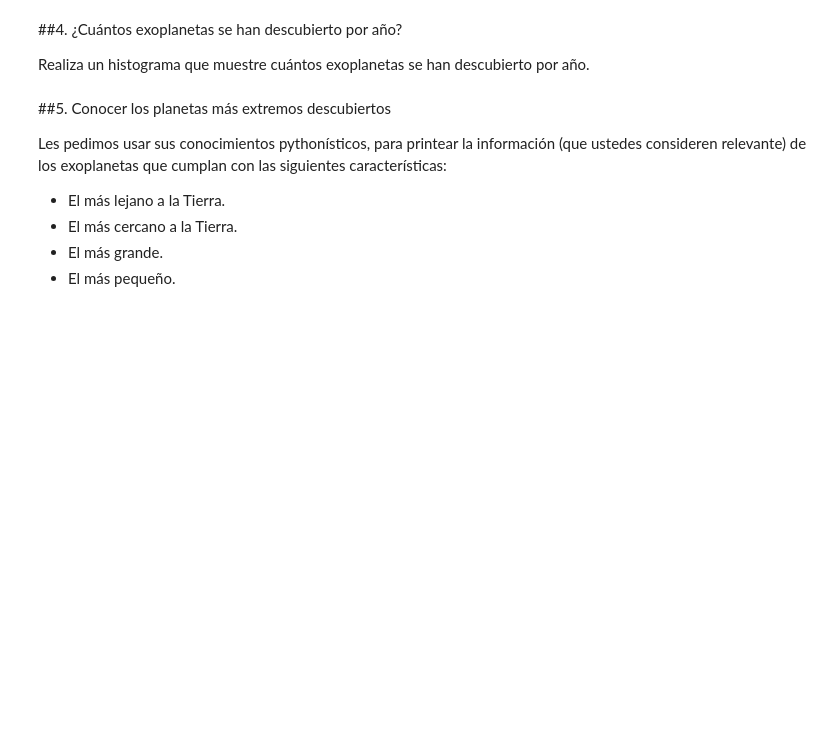
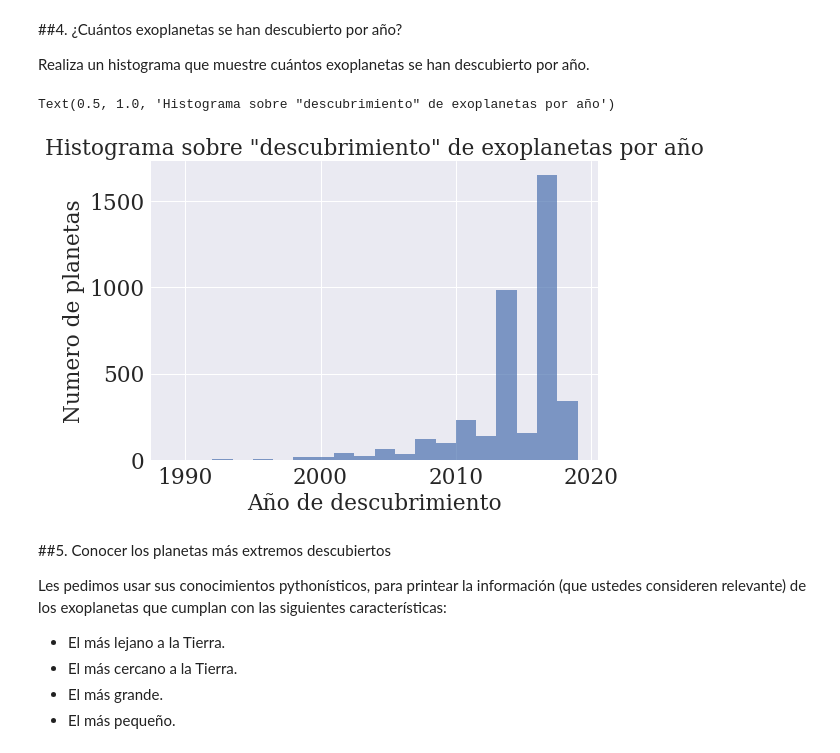
Before and after one commit to JoseJD7/minitarea3, a Jupyter notebook: minitarea3.ipynb, the cells around one changed output. Drawn from its saved outputs; the diff is of its cells as text; code cells hidden in the pictures; blank space fills up the shorter version.

```diff
--- a/minitarea3.ipynb
+++ b/minitarea3.ipynb
@@ -240,6 +242,6 @@ En esta sección se pide graficar ***de forma clara***, todos los exoplanetas en
 # Importamos Pandas y cargamos el archivo planets.csv
 import pandas as pd
 
-archivo = download_file('https://raw.githubusercontent.com/piacortes/astroclases/master/planets.csv?token=AXWBlnRlbOADXAfY-qtBxFJQ3SugzCucks5cpBbnwA%3D%3D')
+archivo = download_file('https://github.com/astrodatos/Clase3/raw/master/planets.csv')
 planetas = pd.read_csv(archivo, comment="#")
 # %% [output]
@@ -298,11 +300,14 @@ Realiza un histograma que muestre cuántos exoplanetas se han descubierto por a
 # %%
 #Al igual que con técnicas en la parte anterior, ahora lo haré con el año de descubrimiento:
 añodescubrimiento = planetas["pl_disc"]
 #Luego gráfico
-pl.hist(añodescubrimiento,20,alpha = 0.7) #histograma
-pl.xlabel('Año de descubrimiento') #eje x
-pl.ylabel('Numero de planetas') #eje y
-pl.title('Histograma sobre "descubrimiento" de exoplanetas por año') #titulo
+plt.hist(añodescubrimiento,bins = 20,alpha = 0.7) #histograma
+plt.xlabel('Año de descubrimiento') #eje x
+plt.ylabel('Numero de planetas') #eje y
+plt.title('Histograma sobre "descubrimiento" de exoplanetas por año') #titulo
+# %% [output]
+Text(0.5, 1.0, 'Histograma sobre "descubrimiento" de exoplanetas por año')
+[figure, added]
 # %% [markdown]
 ##5. Conocer los planetas más extremos descubiertos
 
```
Also changed, not shown: parts of 5 cells of this notebook.
